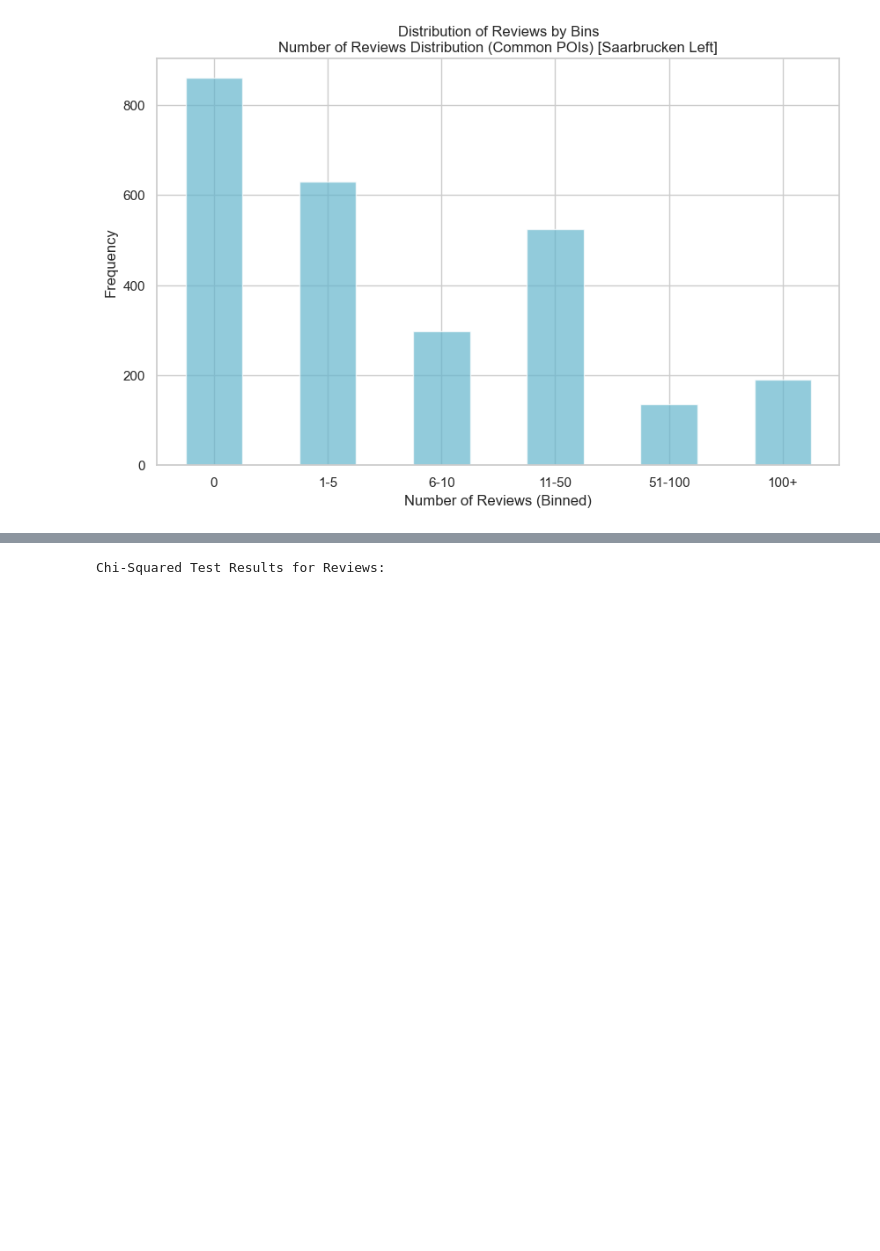
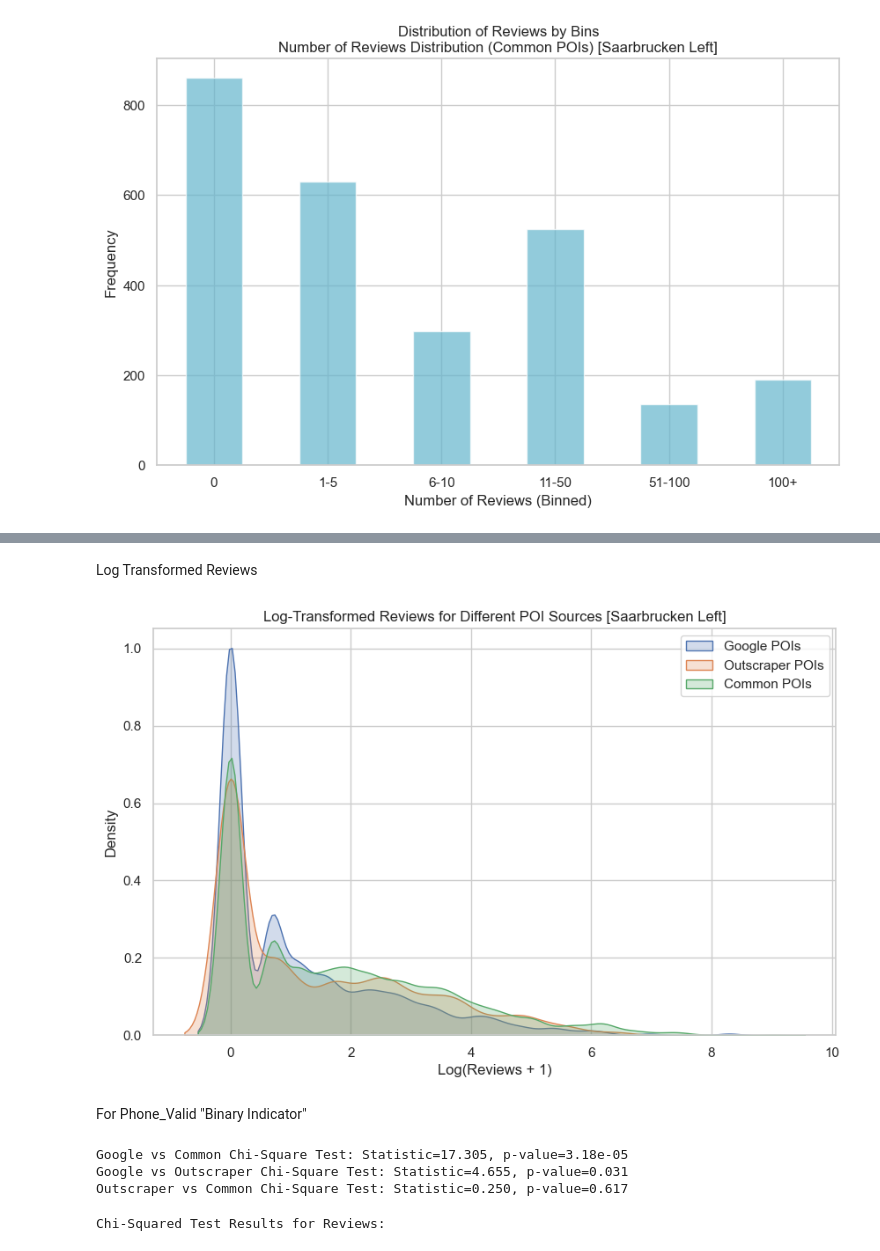
Before and after one commit to Societal-Computing/google_poi_search, a Jupyter notebook: google_poi_analysis.ipynb, the cells around one changed output, grey strips where cells are left out. Drawn from its saved outputs; the diff is of its cells as text; code cells hidden in the pictures; blank space fills up the shorter version.

```diff
--- a/google_poi_analysis.ipynb
+++ b/google_poi_analysis.ipynb
@@ -160,3 +160,57 @@ Outscraper vs Common KS Test: Statistic=0.09856335568479496, p-value=0.007003056
+# %% [markdown]
+Log Transformed Reviews
+# %%
+import numpy as np
+
+# Apply log transformation to the 'reviews' column (adding 1 to avoid log(0) issue)
+for df in dfs:
+    df['log_reviews'] = np.log1p(df['reviews'])
+
+# Plot the log-transformed data
+plt.figure(figsize=(10, 6))
+for df, title in zip(dfs, titles):
+    sns.kdeplot(df['log_reviews'], fill=True, bw_adjust=0.5, label=title)
+
+# Customize the plot
+plt.title('Log-Transformed Reviews for Different POI Sources [Saarbrucken Left]')
+plt.xlabel('Log(Reviews + 1)')
+plt.ylabel('Density')
+plt.legend()
+plt.show()
+# %% [output]
+[figure, added]
+# %% [markdown]
+For Phone_Valid "Binary Indicator"
+# %%
+from scipy.stats import chi2_contingency
+import pandas as pd
+
+# Perform Chi-Square test for each pair of datasets
+chi_square_results = {}
+
+# Google vs Common
+contingency_google_common = pd.crosstab(dfs[0]['phone_valid'], dfs[2]['phone_valid'])
+chi2_gc, p_gc, dof_gc, expected_gc = chi2_contingency(contingency_google_common.fillna(0))
+chi_square_results['Google vs Common'] = (chi2_gc, p_gc)
+
+# Google vs Outscraper
+contingency_google_outscraper = pd.crosstab(dfs[0]['phone_valid'], dfs[1]['phone_valid'])
+chi2_go, p_go, dof_go, expected_go = chi2_contingency(contingency_google_outscraper.fillna(0))
+chi_square_results['Google vs Outscraper'] = (chi2_go, p_go)
+
+# Outscraper vs Common
+contingency_outscraper_common = pd.crosstab(dfs[1]['phone_valid'], dfs[2]['phone_valid'])
+chi2_oc, p_oc, dof_oc, expected_oc = chi2_contingency(contingency_outscraper_common.fillna(0))
+chi_square_results['Outscraper vs Common'] = (chi2_oc, p_oc)
+
+# Print Chi-Square test results
+for comparison, result in chi_square_results.items():
+    chi2_stat, p_value = result
+    print(f'{comparison} Chi-Square Test: Statistic={chi2_stat:.3f}, p-value={p_value:.3g}')
+# %% [output]
+Google vs Common Chi-Square Test: Statistic=17.305, p-value=3.18e-05
+Google vs Outscraper Chi-Square Test: Statistic=4.655, p-value=0.031
+Outscraper vs Common Chi-Square Test: Statistic=0.250, p-value=0.617
 # %%
 import pandas as pd
 import matplotlib.pyplot as plt
```
Also changed, not shown: parts of 1 cell of this notebook, 2 other files.
